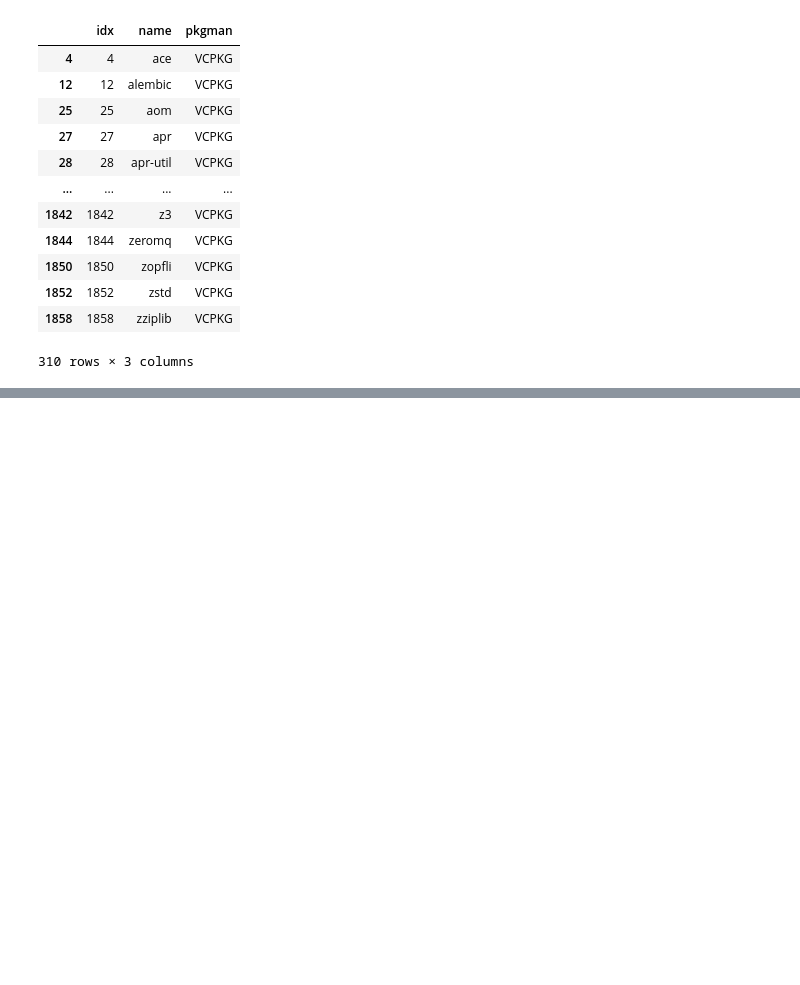
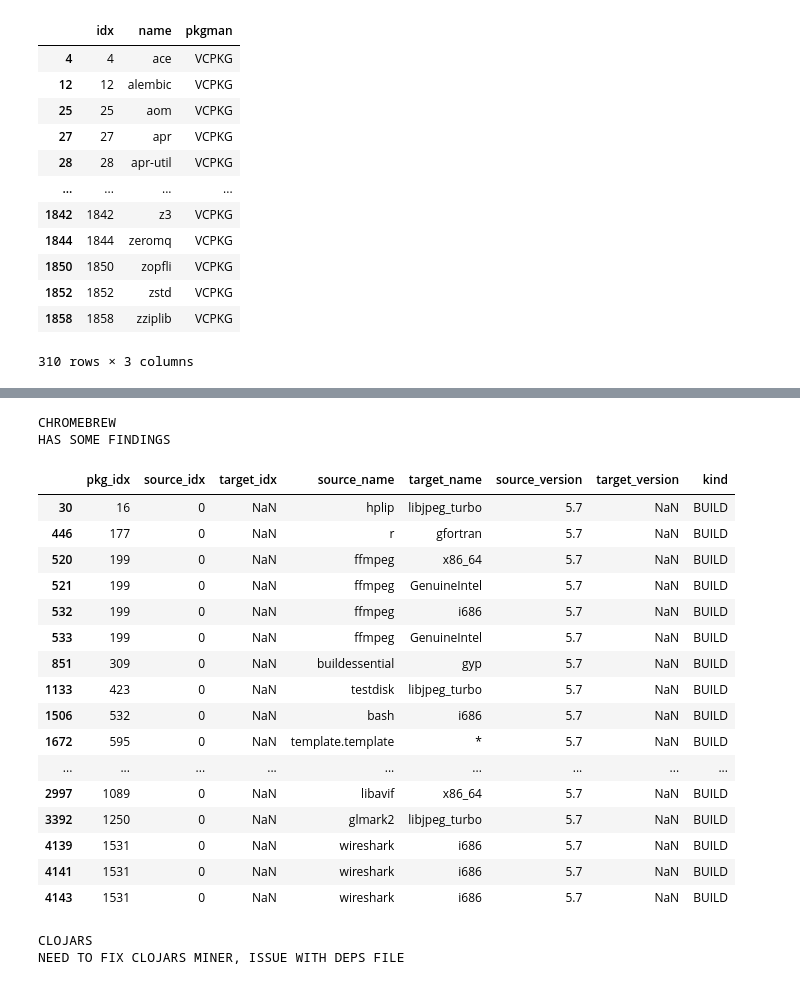
Before and after one commit to DaSEA-project/DaSEA-Network, a Jupyter notebook: notebook/case_links.ipynb, the cells around one changed output, grey strips where cells are left out. Drawn from its saved outputs; the diff is of its cells as text; code cells hidden in the pictures; blank space fills up the shorter version.

Commit message:
Added notes for manual check of packages

```diff
--- a/notebook/case_links.ipynb
+++ b/notebook/case_links.ipynb
@@ -68,20 +68,33 @@ intersect(_df(vcpkg_pkg), _df_ports(openbsd69_pkg))
 import pandas as pd
 
 data_path = '../data'
+
+alire_pkg = '/alire/alire_packages_03-18-2022.csv'
+alire_dep = '/alire/alire_dependencies_03-18-2022.csv'
+cargo_pkg = '/cargo/cargo_packages_03-18-2022.csv'
+cargo_dep = '/cargo/cargo_dependencies_03-18-2022.csv'
+chromebrew_pkg = '/chromebrew/chromebrew_packages_03-18-2022.csv'
+chromebrew_dep = '/chromebrew/chromebrew_dependencies_03-18-2022.csv'
+clojars_pkg = '/clojars/clojars_packages_03-27-2022.csv'
+clojars_dep = '/clojars/clojars_dependencies_03-27-2022.csv'
 conan_pkg = '/conan/conan_packages_03-18-2022.csv'
 conan_dep = '/conan/conan_dependencies_03-18-2022.csv'
 freebsd11_pkg = '/ports/freebsd11/freebsd11_packages_03-18-2022.csv'
 freebsd11_dep = '/ports/freebsd11/freebsd11_dependencies_03-18-2022.csv'
 fpm_pkg = '/fpm/fpm_packages_03-18-2022.csv'
 fpm_dep = '/fpm/fpm_dependencies_03-18-2022.csv'
-alire_pkg = '/alire/alire_packages_03-18-2022.csv'
-alire_dep = '/alire/alire_dependencies_03-18-2022.csv'
-cargo_pkg = '/cargo/cargo_packages_03-18-2022.csv'
-cargo_dep = '/cargo/cargo_dependencies_03-18-2022.csv'
+homebrew_pkg = '/homebrew/homebrew_packages_03-18-2022.csv'
+homebrew_dep = '/homebrew/homebrew_dependencies_03-18-2022.csv'
+netbsd9_pkg = '/ports/netbsd9/netbsd9_packages_03-18-2022.csv'
+netbsd9_dep = '/ports/netbsd9/netbsd9_dependencies_03-18-2022.csv'
+nimble_pkg = '/nimble/nimble_packages_03-18-2022.csv'
+nimble_dep = '/nimble/nimble_dependencies_03-18-2022.csv'
 openbsd69_pkg = '/ports/openbsd69/openbsd69_packages_03-18-2022.csv'
 openbsd69_dep = '/ports/openbsd69/openbsd69_dependencies_03-18-2022.csv'
-nimble_pkg = '/nimble/nimble_packages_03-18-2022.csv'
-nimble_dep = '/nimble/nimble_dependencies_03-18-2022.csv'
+rubygems_pkg = '/rubygems/rubygems_packages_03-27-2022.csv'
+rubygems_dep = '/rubygems/rubygems_dependencies_03-27-2022.csv'
+vcpkg_pkg = '/vcpkg/vcpkg_packages_03-18-2022.csv'
+vcpkg_dep = '/vcpkg/vcpkg_dependencies_03-18-2022.csv'
 vcpkg_pkg = '/vcpkg/vcpkg_packages_03-18-2022.csv'
 vcpkg_dep = '/vcpkg/vcpkg_dependencies_03-18-2022.csv'
 
@@ -193,0 +268,42 @@ difference(_df(freebsd11_dep),_df(freebsd11_pkg)).tail(10)
+# %%
+print("CHROMEBREW")
+print("HAS SOME FINDINGS")
+difference(_df(chromebrew_dep),_df(chromebrew_pkg))
+
+# libjpeg_turbo https://libjpeg-turbo.org/ https://github.com/libjpeg-turbo/libjpeg-turbo
+# gfortran https://linux.die.net/man/1/gfortran Fortran compiler
+
+## TODO: Cross Chromebrew with FPM
+
+## GenuineIntel: CPU?
+
+## TODO: Are these numbers x86_64 errors?
+
+## gyp related to https://github.com/nodejs/gyp-next? -> https://pypi.org/project/gyp/ ?? TODO: check with Pypi
+# %% [output]
+CHROMEBREW
+HAS SOME FINDINGS
+|  | pkg_idx | source_idx | target_idx | source_name | target_name | source_version | target_version | kind |
+| 30 | 16 | 0 | NaN | hplip | libjpeg_turbo | 5.7 | NaN | BUILD |
+| 446 | 177 | 0 | NaN | r | gfortran | 5.7 | NaN | BUILD |
+| 520 | 199 | 0 | NaN | ffmpeg | x86_64 | 5.7 | NaN | BUILD |
+| 521 | 199 | 0 | NaN | ffmpeg | GenuineIntel | 5.7 | NaN | BUILD |
+| 532 | 199 | 0 | NaN | ffmpeg | i686 | 5.7 | NaN | BUILD |
+| 533 | 199 | 0 | NaN | ffmpeg | GenuineIntel | 5.7 | NaN | BUILD |
+| 851 | 309 | 0 | NaN | buildessential | gyp | 5.7 | NaN | BUILD |
+| 1133 | 423 | 0 | NaN | testdisk | libjpeg_turbo | 5.7 | NaN | BUILD |
+| 1506 | 532 | 0 | NaN | bash | i686 | 5.7 | NaN | BUILD |
+| 1672 | 595 | 0 | NaN | template.template | * | 5.7 | NaN | BUILD |
+| ... | ... | ... | ... | ... | ... | ... | ... | ... |
+| 2997 | 1089 | 0 | NaN | libavif | x86_64 | 5.7 | NaN | BUILD |
+| 3392 | 1250 | 0 | NaN | glmark2 | libjpeg_turbo | 5.7 | NaN | BUILD |
+| 4139 | 1531 | 0 | NaN | wireshark | i686 | 5.7 | NaN | BUILD |
+| 4141 | 1531 | 0 | NaN | wireshark | i686 | 5.7 | NaN | BUILD |
+| 4143 | 1531 | 0 | NaN | wireshark | i686 | 5.7 | NaN | BUILD |
+# %%
+print("CLOJARS")
+print("NEED TO FIX CLOJARS MINER, ISSUE WITH DEPS FILE")
+#difference(_df(clojars_dep),_df(clojars_pkg))
+# %% [output]
+CLOJARS
+NEED TO FIX CLOJARS MINER, ISSUE WITH DEPS FILE
```
Also changed, not shown: parts of 14 cells of this notebook, 1 other file.
